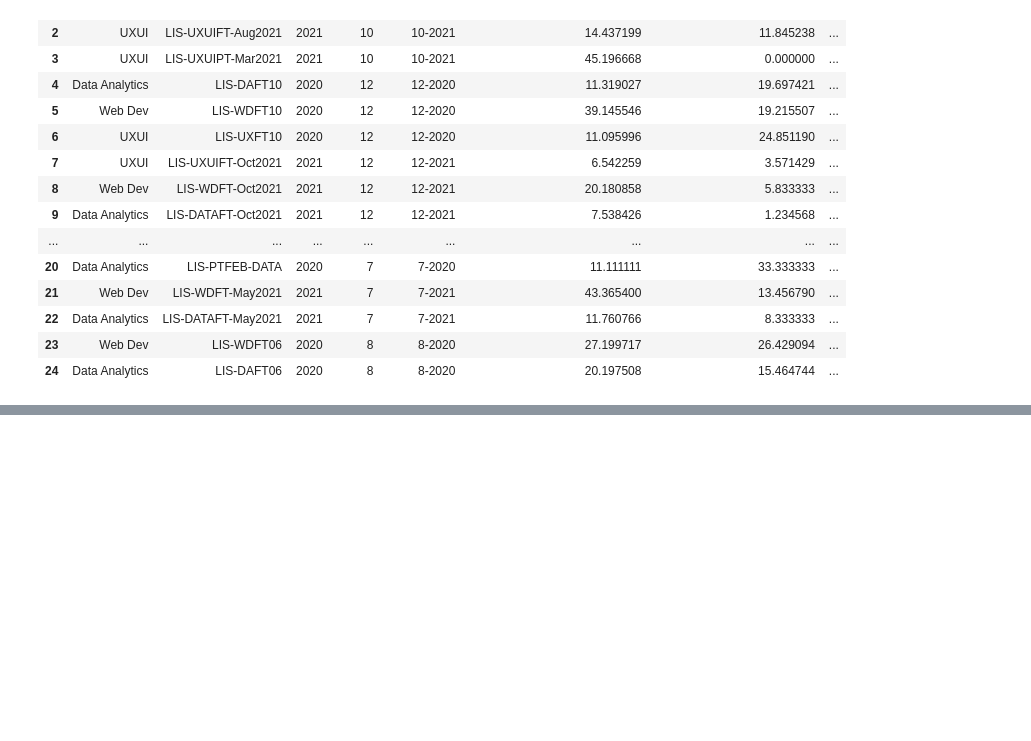
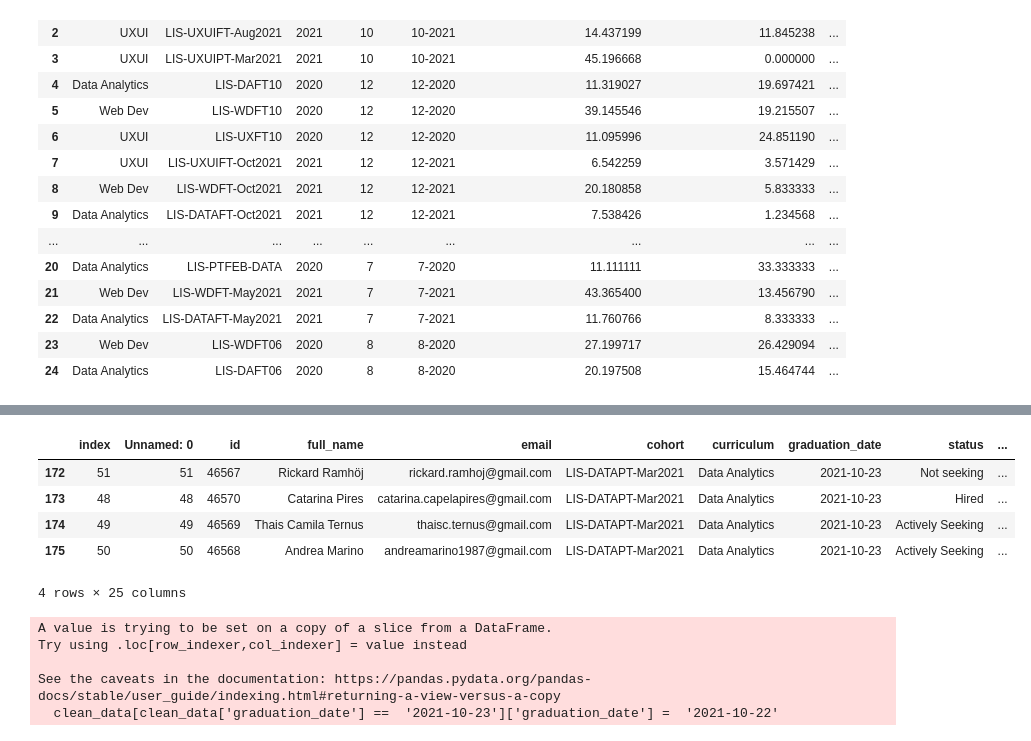
Before and after one commit to calvinhus/statistics_project, a Jupyter notebook: data_cleaning.ipynb, the cells around one changed output, grey strips where cells are left out. Cells and saved outputs as stored; diff of their text form; code cells hidden in the pictures; blank space fills up the shorter version.

```diff
--- a/data_cleaning.ipynb
+++ b/data_cleaning.ipynb
@@ -659,0 +712,9 @@ AttributeError: 'str' object has no attribute 'to_datetime64'
+# %%
+clean_data[clean_data['graduation_date'] =='2021-10-23']
+# %% [output]
+|  | index | Unnamed: 0 | id | full_name | email | cohort | curriculum | graduation_date | status | ... |
+| 172 | 51 | 51 | 46567 | Rickard Ramhöj | rickard.ramhoj@gmail.com | LIS-DATAPT-Mar2021 | Data Analytics | 2021-10-23 | Not seeking | ... |
+| 173 | 48 | 48 | 46570 | Catarina Pires | catarina.capelapires@gmail.com | LIS-DATAPT-Mar2021 | Data Analytics | 2021-10-23 | Hired | ... |
+| 174 | 49 | 49 | 46569 | Thais Camila Ternus | thaisc.ternus@gmail.com | LIS-DATAPT-Mar2021 | Data Analytics | 2021-10-23 | Actively Seeking | ... |
+| 175 | 50 | 50 | 46568 | Andrea Marino | andreamarino1987@gmail.com | LIS-DATAPT-Mar2021 | Data Analytics | 2021-10-23 | Actively Seeking | ... |
+4 rows × 25 columns
@@ -659,0 +723,8 @@ AttributeError: 'str' object has no attribute 'to_datetime64'
+# %%
+clean_data[clean_data['graduation_date'] ==  '2021-10-23']['graduation_date'] =  '2021-10-22'
+# %% [output]
+A value is trying to be set on a copy of a slice from a DataFrame.
+Try using .loc[row_indexer,col_indexer] = value instead
+
+See the caveats in the documentation: https://pandas.pydata.org/pandas-docs/stable/user_guide/indexing.html#returning-a-view-versus-a-copy
+  clean_data[clean_data['graduation_date'] ==  '2021-10-23']['graduation_date'] =  '2021-10-22'
```
Also changed, not shown: parts of 5 cells of this notebook, 2 other files.
